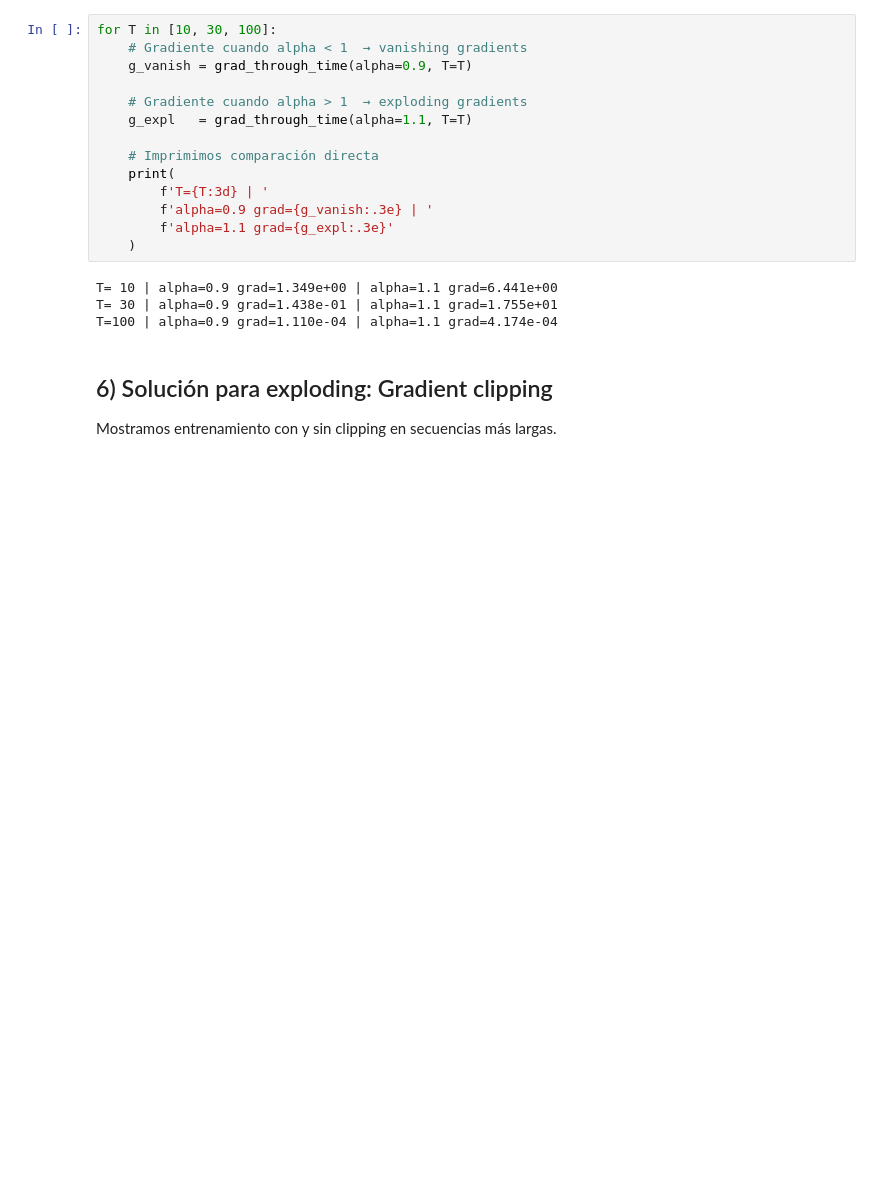
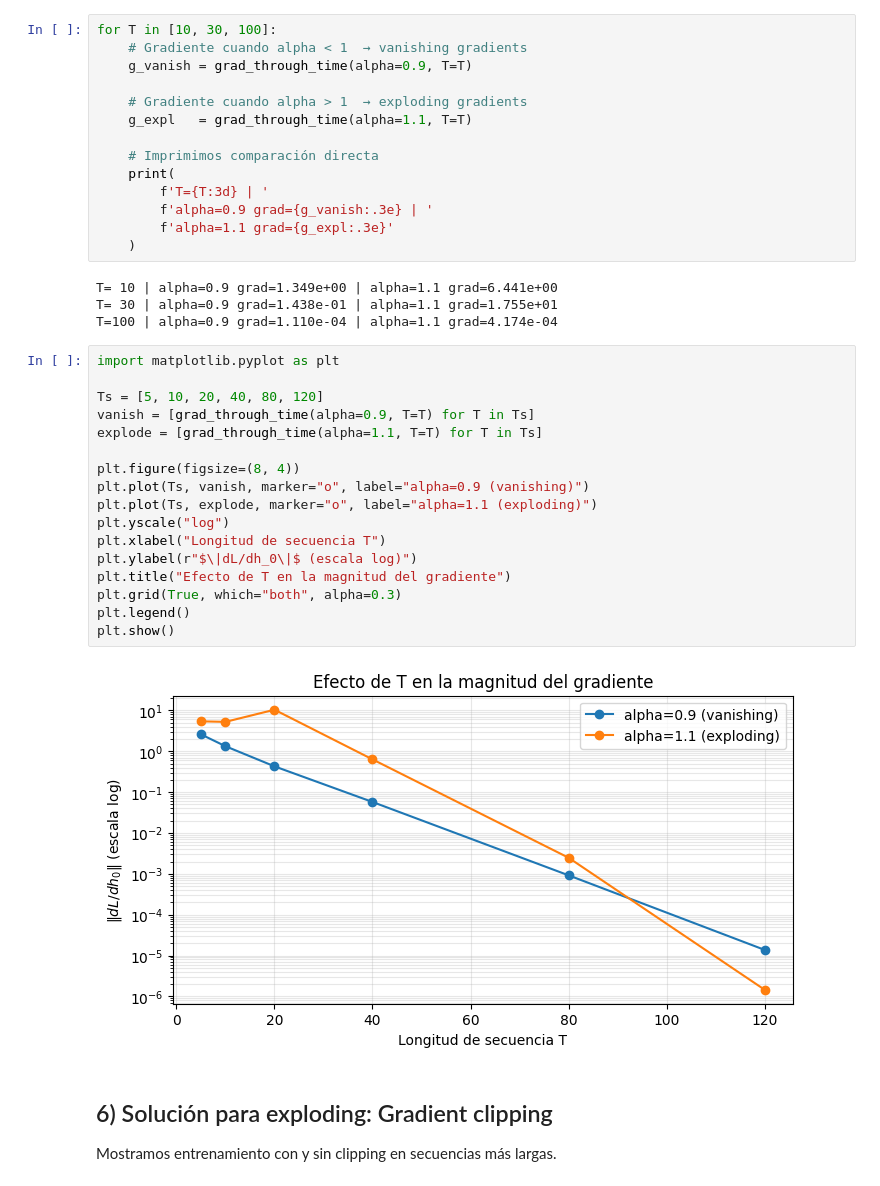
Before and after one commit to ikerfermar/de-cero-a-chatgpt, a Jupyter notebook: dia2/tokenizer_rnn_lstm_gru.ipynb, the cells around one changed output. Saved outputs shown, nothing was run; the diff lists cells and outputs as text; blank space fills up the shorter version.

```diff
--- a/dia2/tokenizer_rnn_lstm_gru.ipynb
+++ b/dia2/tokenizer_rnn_lstm_gru.ipynb
@@ -1107,6 +1165,25 @@ for T in [10, 30, 100]:
 T= 10 | alpha=0.9 grad=1.349e+00 | alpha=1.1 grad=6.441e+00
 T= 30 | alpha=0.9 grad=1.438e-01 | alpha=1.1 grad=1.755e+01
 T=100 | alpha=0.9 grad=1.110e-04 | alpha=1.1 grad=4.174e-04
+# %%
+import matplotlib.pyplot as plt
+
+Ts = [5, 10, 20, 40, 80, 120]
+vanish = [grad_through_time(alpha=0.9, T=T) for T in Ts]
+explode = [grad_through_time(alpha=1.1, T=T) for T in Ts]
+
+plt.figure(figsize=(8, 4))
+plt.plot(Ts, vanish, marker="o", label="alpha=0.9 (vanishing)")
+plt.plot(Ts, explode, marker="o", label="alpha=1.1 (exploding)")
+plt.yscale("log")
+plt.xlabel("Longitud de secuencia T")
+plt.ylabel(r"$\|dL/dh_0\|$ (escala log)")
+plt.title("Efecto de T en la magnitud del gradiente")
+plt.grid(True, which="both", alpha=0.3)
+plt.legend()
+plt.show()
+# %% [output]
+[figure, added]
 # %% [markdown]
 ## 6) Solución para exploding: Gradient clipping
 Mostramos entrenamiento con y sin clipping en secuencias más largas.
```
Also changed, not shown: parts of 8 cells of this notebook, 25 other files.
